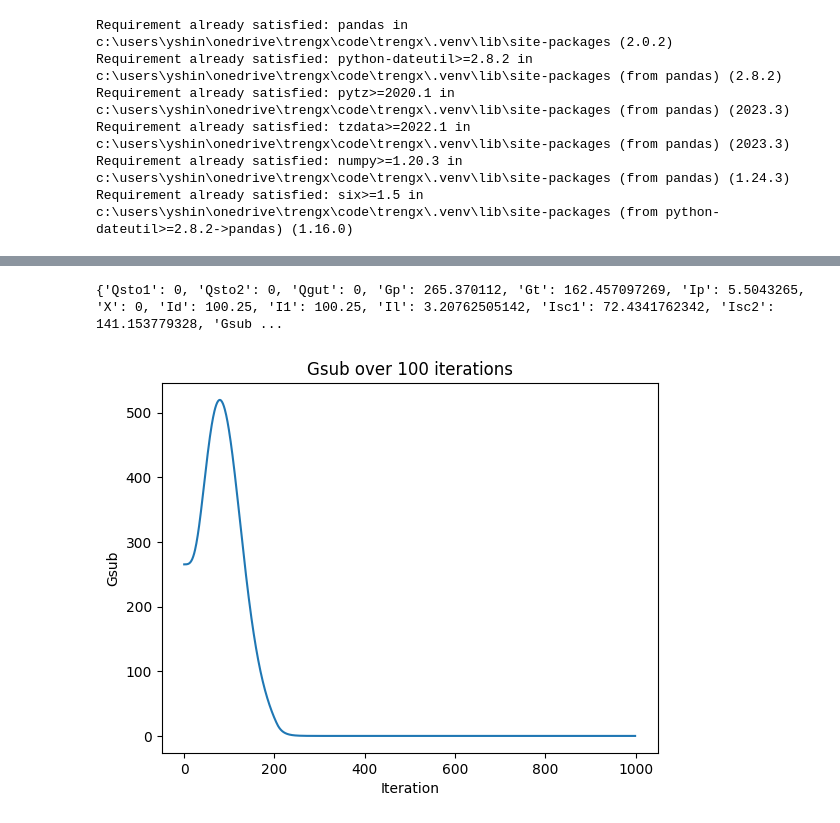
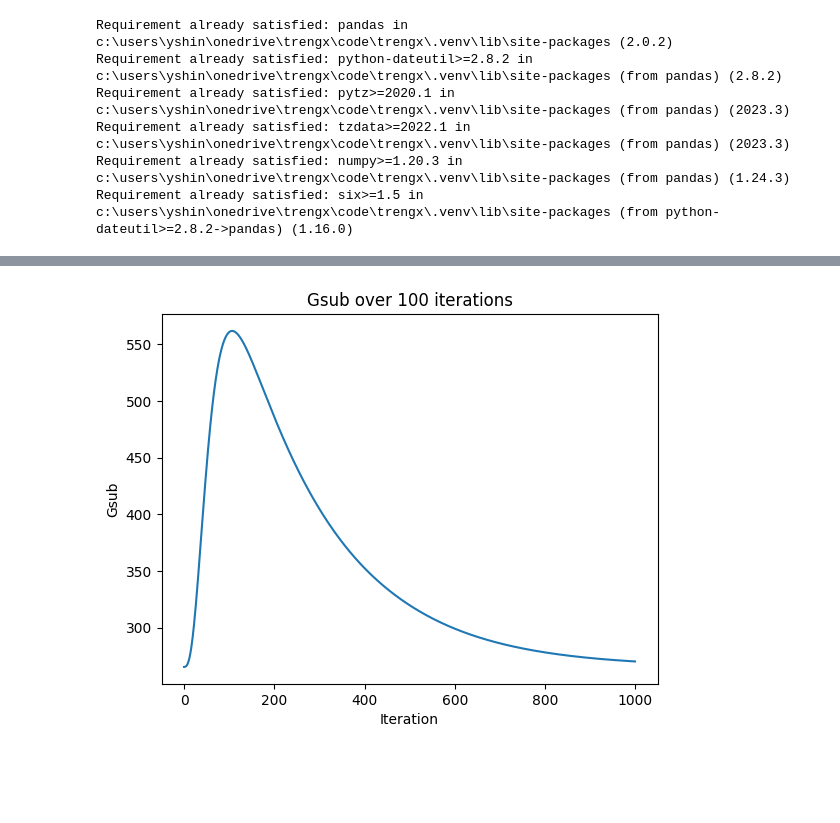
Before and after one commit to trengx/trengx, a Jupyter notebook: notebooks/diabetes_simulator.ipynb, the cells around one changed output, grey strips where cells are left out. Cells and saved outputs as stored; diff of their text form; code cells hidden in the pictures; blank space fills up the shorter version.

```diff
--- a/notebooks/diabetes_simulator.ipynb
+++ b/notebooks/diabetes_simulator.ipynb
@@ -8,7 +8,11 @@ Requirement already satisfied: tzdata>=2022.1 in c:\users\yshin\onedrive\trengx\
 Requirement already satisfied: numpy>=1.20.3 in c:\users\yshin\onedrive\trengx\code\trengx\.venv\lib\site-packages (from pandas) (1.24.3)
 Requirement already satisfied: six>=1.5 in c:\users\yshin\onedrive\trengx\code\trengx\.venv\lib\site-packages (from python-dateutil>=2.8.2->pandas) (1.16.0)
 # %%
-import networkx as nx
 import matplotlib.pyplot as plt
 import numpy as np
 import pandas as pd
+
+# Import parameters
+url = 'https://raw.githubusercontent.com/jxx123/simglucose/master/simglucose/params/vpatient_params.csv'
+df = pd.read_csv(url)
+df
@@ -142,0 +73,9 @@ Gsub: 265.370112
+# %%
+# Reorder columns
+reordered_columns = ['Patient ID', 'Qsto1_init', 'Qsto2_init', 'Qgut_init', 'Gp_init',
+       'Gt_init', 'Ip_init', 'Id_init', 'I1_init', 'Il_init','X_init',
+       'Isc1_init', 'Isc2_init', 'Gsub_init', 'BW', 'Ib', 'kabs', 'kmax',
+       'kmin', 'b', 'd', 'Vg', 'Vi', 'Vmx', 'Km0', 'k1', 'k2', 'p2u', 'm1',
+       'm2', 'm3', 'm4', 'ki', 'kp1', 'kp2', 'kp3', 'f', 'ke1', 'ke2', 'Fcns',
+       'Vm0', 'kd', 'ksc', 'ka1', 'ka2', 'u2ss' ]
+df = df[reordered_columns]
@@ -143,15 +133,11 @@ Gsub: 265.370112
 # %%
 # Inputs
-
-# D = 5000  # 5 g of glucose
-
 u2ss = value(pt, 'u2ss')
 print (f'u2ss: {u2ss}')
-
 basal = u2ss * BW / 6000  # U/min
 print (f'basal: {basal}')
 
-insulin_bolus = 1.0 # Injected insulin (U/min)
+insulin_bolus = 0.0 # Injected insulin (U/min)
 
 if insulin_bolus > basal:
     insulin = insulin_bolus * 6000 / BW  # U/min -> pmol/kg/min
@@ -165,5 +264,3 @@ insulin: 58.63956215793589
 # %%
-kwargs = {'Qsto1': Qsto1, 'Qsto2': Qsto2, 'Qgut': Qgut, 'Gp': Gp, 'Gt': Gt, 'Ip': Ip, 'X': X, 'Id': Id, 'I1': I1, 'Il': Il, 'Isc1': Isc1, 'Isc2': Isc2, 'Gsub': Gsub}
-print (kwargs)
+kwargs = {'Qsto1': Qsto1, 'Qsto2': Qsto2, 'Qgut': Qgut, 'Gp': Gp, 'Gt': Gt, 'Ip': Ip,
+          'X': X, 'Id': Id, 'I1': I1, 'Il': Il, 'Isc1': Isc1, 'Isc2': Isc2, 'Gsub': Gsub}
-# %% [output]
-{'Qsto1': 0, 'Qsto2': 0, 'Qgut': 0, 'Gp': 265.370112, 'Gt': 162.457097269, 'Ip': 5.5043265, 'X': 0, 'Id': 100.25, 'I1': 100.25, 'Il': 3.20762505142, 'Isc1': 72.4341762342, 'Isc2': 141.153779328, 'Gsub ...
@@ -305,24 +267,25 @@ def step(i, Qsto1=None, Qsto2=None, Qgut=None, Gp=None, Gt=None, Ip=None, X=None
 # %%
 import matplotlib.pyplot as plt
 import numpy as np
 
 N = 1000
+state_name = 'Gsub'
 
 state_dicts = []  # a list to store state dictionaries
 
 for i in range(N):
     state_dict = step(i, **kwargs)
     state_dicts.append(state_dict)
     kwargs = state_dict  # update kwargs with the new state for the next iteration
 
 # After the loop, extract Gsub values from state_dicts into a list
-Gsub_values = [d['Gsub'] for d in state_dicts]
+state_values = [d[state_name] for d in state_dicts]
 
-# Now plot Gsub
-plt.plot(np.arange(N), Gsub_values)
-plt.title('Gsub over 100 iterations')
+# Now plot
+plt.plot(np.arange(N), state_values)
+plt.title(f'{state_name} over 100 iterations')
 plt.xlabel('Iteration')
-plt.ylabel('Gsub')
+plt.ylabel(state_name)
 plt.show()
 # %% [output]
-[figure, old version]
+[figure, new version]
```
Also changed, not shown: parts of 35 cells of this notebook.
